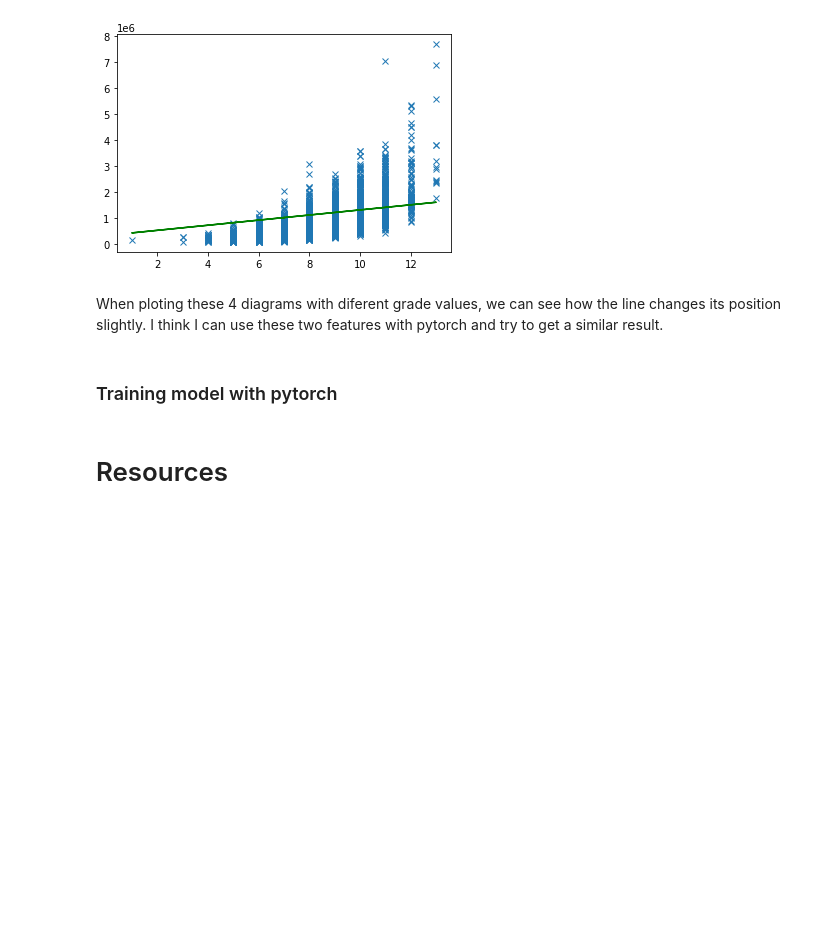
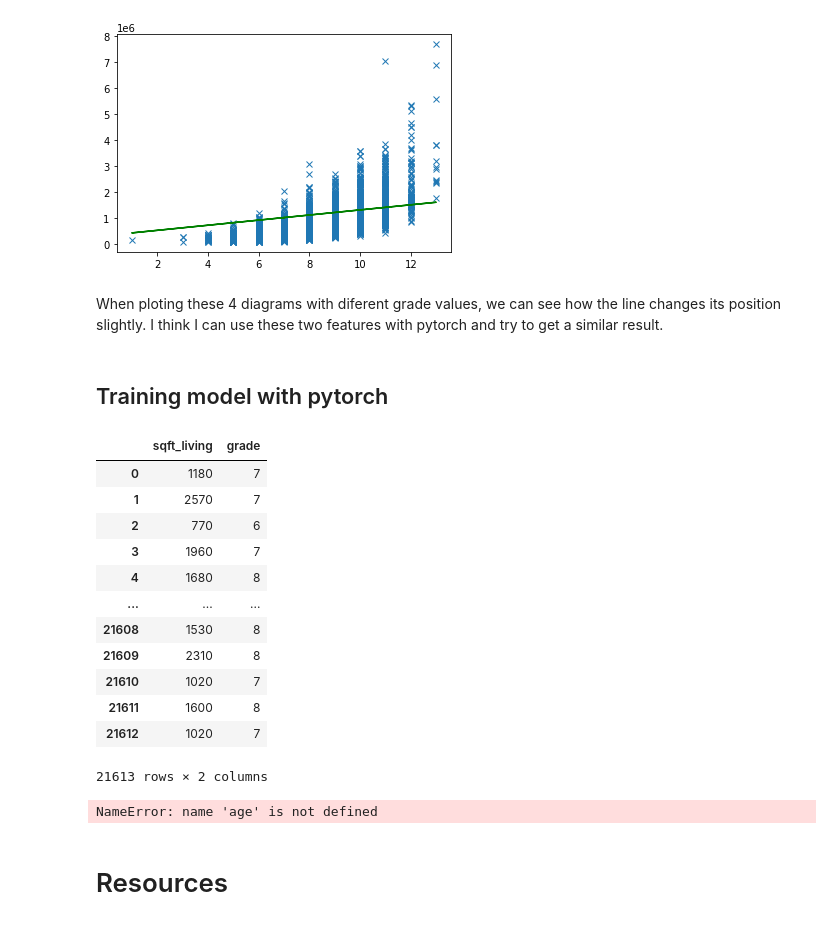
Before and after one commit to eon129/pytorch_tests, a Jupyter notebook: MultipleRegression.ipynb, the cells around one changed output. Cells and saved outputs as stored; diff of their text form; code cells hidden in the pictures; blank space fills up the shorter version.

```diff
--- a/MultipleRegression.ipynb
+++ b/MultipleRegression.ipynb
@@ -187,7 +187,42 @@ plt.show()
 When ploting these 4 diagrams with diferent grade values, we can see how the line changes its position slightly.
 I think I can use these two features with pytorch and try to get a similar result.
 # %% [markdown]
-### Training model with pytorch
+## Training model with pytorch
+# %%
+data[['sqft_living', 'grade']]
+# %% [output]
+|  | sqft_living | grade |
+| 0 | 1180 | 7 |
+| 1 | 2570 | 7 |
+| 2 | 770 | 6 |
+| 3 | 1960 | 7 |
+| 4 | 1680 | 8 |
+| ... | ... | ... |
+| 21608 | 1530 | 8 |
+| 21609 | 2310 | 8 |
+| 21610 | 1020 | 7 |
+| 21611 | 1600 | 8 |
+| 21612 | 1020 | 7 |
+21613 rows × 2 columns
+# %%
+#Get normalize values before spliting sets
+ageNorm = np.linalg.norm(age)
+chargesNorm = np.linalg.norm(charges)
+
+#divide train and test dataset
+X_train, X_test, y_train, y_test = train_test_split(age, charges, train_size=0.65,test_size=0.35)
+
+#Get data sample sizes
+trainDataSize = X_train.size
+testDataSize = y_test.size
+
+#normalize data
+X_train =  X_train / ageNorm
+X_test =  X_test / ageNorm
+y_train = y_train / chargesNorm
+y_test = y_test / chargesNorm
+# %% [output]
+NameError: name 'age' is not defined
 # %%
 n_epochs = 100
 #batch_size_train = round(trainDataSize / 2)
```
Also changed, not shown: parts of 4 cells of this notebook.
